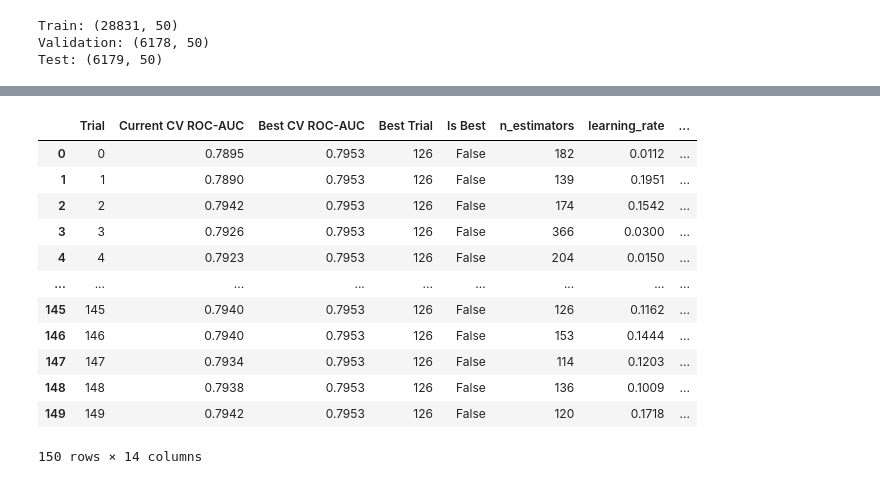
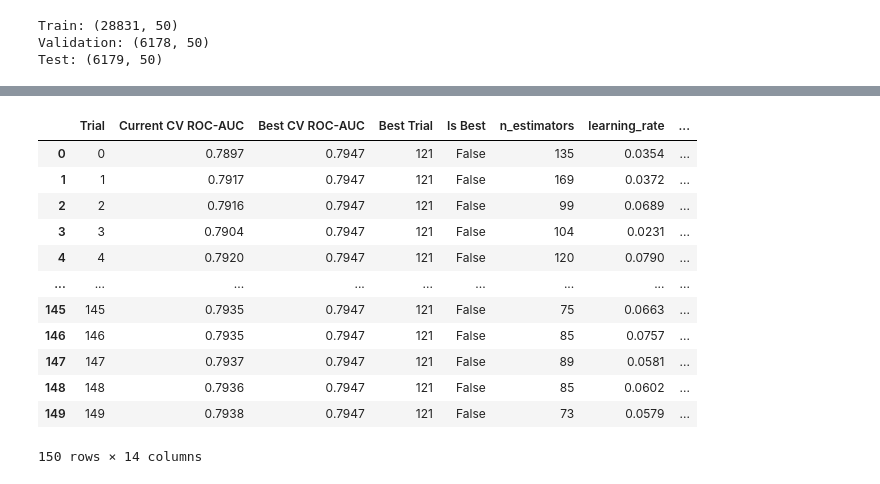
Before and after one commit to navyatripathiji/bank-marketing-practice, a Jupyter notebook: notebooks/06-xgb-tuning.ipynb, the cells around one changed output, grey strips where cells are left out. Saved outputs shown, nothing was run; the diff lists cells and outputs as text; code cells hidden in the pictures.

```diff
--- a/notebooks/06-xgb-tuning.ipynb
+++ b/notebooks/06-xgb-tuning.ipynb
@@ -266,22 +266,22 @@ study.optimize(
 # %%
 optuna_results = pd.read_csv(
-    "/kaggle/working/outputs/optuna_xgb_trials.csv"
+    "/kaggle/working/outputs/optuna_xgb_trials_06.csv"
 )
 
 optuna_results.round(4)
 # %% [output]
 |  | Trial | Current CV ROC-AUC | Best CV ROC-AUC | Best Trial | Is Best | n_estimators | learning_rate | ... |
-| 0 | 0 | 0.7895 | 0.7953 | 126 | False | 182 | 0.0112 | ... |
-| 1 | 1 | 0.7890 | 0.7953 | 126 | False | 139 | 0.1951 | ... |
-| 2 | 2 | 0.7942 | 0.7953 | 126 | False | 174 | 0.1542 | ... |
-| 3 | 3 | 0.7926 | 0.7953 | 126 | False | 366 | 0.0300 | ... |
-| 4 | 4 | 0.7923 | 0.7953 | 126 | False | 204 | 0.0150 | ... |
+| 0 | 0 | 0.7897 | 0.7947 | 121 | False | 135 | 0.0354 | ... |
+| 1 | 1 | 0.7917 | 0.7947 | 121 | False | 169 | 0.0372 | ... |
+| 2 | 2 | 0.7916 | 0.7947 | 121 | False | 99 | 0.0689 | ... |
+| 3 | 3 | 0.7904 | 0.7947 | 121 | False | 104 | 0.0231 | ... |
+| 4 | 4 | 0.7920 | 0.7947 | 121 | False | 120 | 0.0790 | ... |
 | ... | ... | ... | ... | ... | ... | ... | ... | ... |
-| 145 | 145 | 0.7940 | 0.7953 | 126 | False | 126 | 0.1162 | ... |
-| 146 | 146 | 0.7940 | 0.7953 | 126 | False | 153 | 0.1444 | ... |
-| 147 | 147 | 0.7934 | 0.7953 | 126 | False | 114 | 0.1203 | ... |
-| 148 | 148 | 0.7938 | 0.7953 | 126 | False | 136 | 0.1009 | ... |
-| 149 | 149 | 0.7942 | 0.7953 | 126 | False | 120 | 0.1718 | ... |
+| 145 | 145 | 0.7935 | 0.7947 | 121 | False | 75 | 0.0663 | ... |
+| 146 | 146 | 0.7935 | 0.7947 | 121 | False | 85 | 0.0757 | ... |
+| 147 | 147 | 0.7937 | 0.7947 | 121 | False | 89 | 0.0581 | ... |
+| 148 | 148 | 0.7936 | 0.7947 | 121 | False | 85 | 0.0602 | ... |
+| 149 | 149 | 0.7938 | 0.7947 | 121 | False | 73 | 0.0579 | ... |
 150 rows × 14 columns
 # %%
 print("Best Trial:", study.best_trial.number)
```
Also changed, not shown: parts of 7 cells of this notebook, 7 other files.
